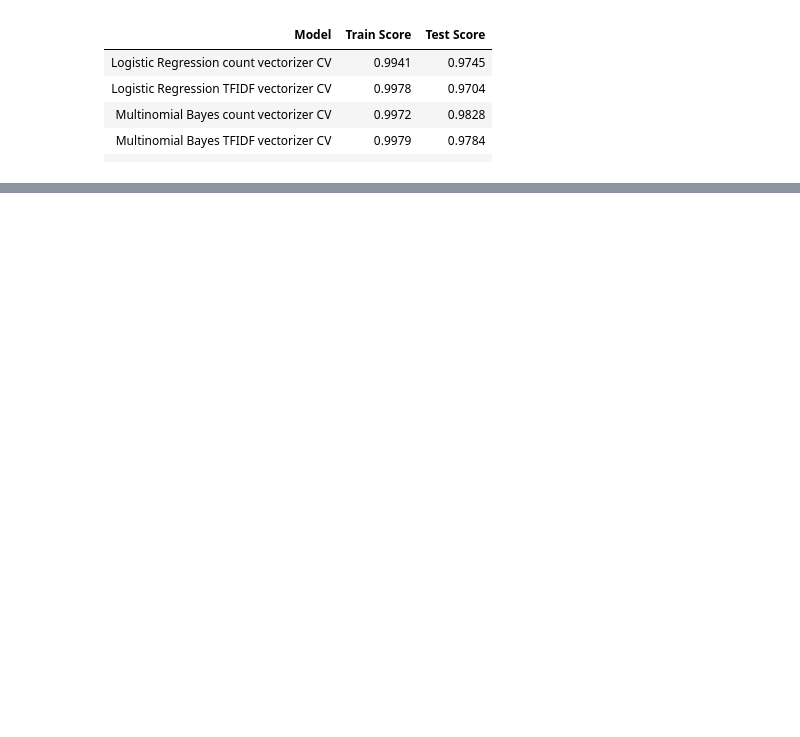
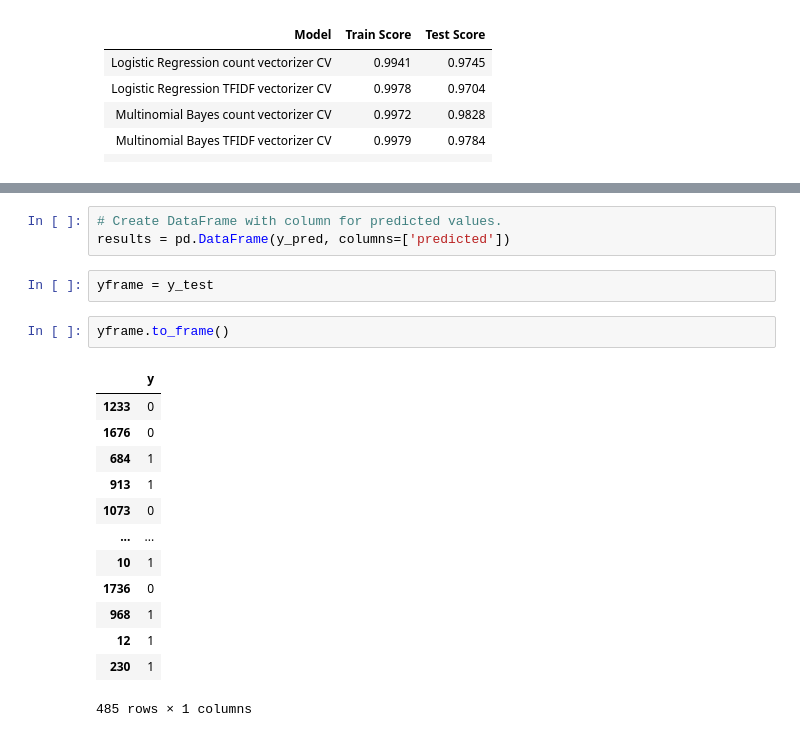
Before and after one commit to geoffersliu/dsiprojects, a Jupyter notebook: Project1234/project_3 updated/practicecopy Project3_pt3_code.ipynb, the cells around one changed output, grey strips where cells are left out. Cells and saved outputs as stored; diff of their text form; blank space fills up the shorter version.

```diff
--- a/Project1234/project_3 final draft/practicecopy Project3_pt3_code.ipynb
+++ b/Project1234/project_3 updated/practicecopy Project3_pt3_code.ipynb
@@ -605,0 +638,21 @@ Number of features: 4000
+# %%
+# Create DataFrame with column for predicted values.
+results = pd.DataFrame(y_pred, columns=['predicted'])
+# %%
+yframe = y_test
+# %%
+yframe.to_frame()
+# %% [output]
+|  | y |
+| 1233 | 0 |
+| 1676 | 0 |
+| 684 | 1 |
+| 913 | 1 |
+| 1073 | 0 |
+| ... | ... |
+| 10 | 1 |
+| 1736 | 0 |
+| 968 | 1 |
+| 12 | 1 |
+| 230 | 1 |
+485 rows × 1 columns
```
Also changed, not shown: parts of 41 cells of this notebook, 17 other files.
